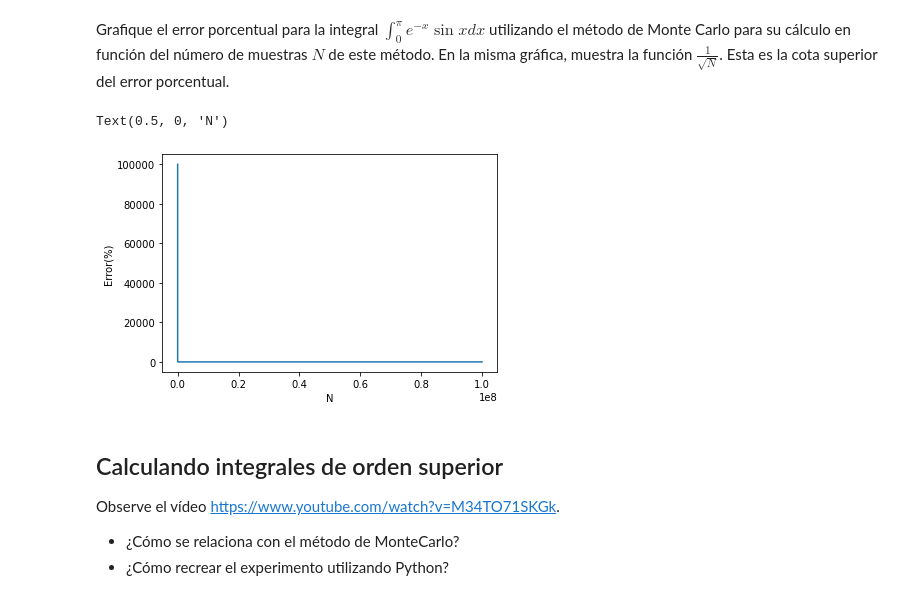
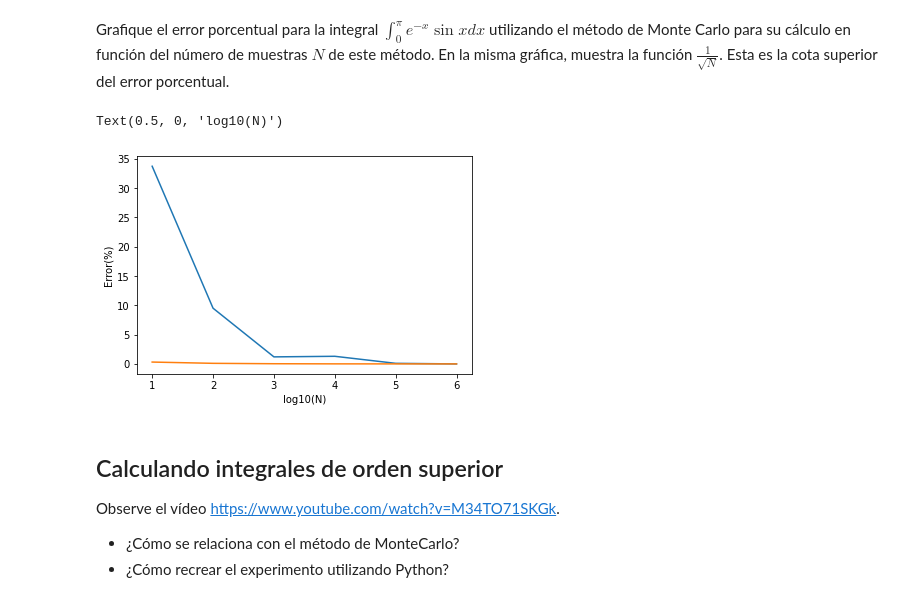
Before and after one commit to slaverdeg/complementaria, a Jupyter notebook: Taller_2/Punto4_MonteCarlo.ipynb, the cells around one changed output. Drawn from its saved outputs; the diff is of its cells as text; code cells hidden in the pictures.

```diff
--- a/Taller_2/Punto4_MonteCarlo.ipynb
+++ b/Taller_2/Punto4_MonteCarlo.ipynb
@@ -91,25 +91,28 @@ Grafique el error porcentual para la integral $\int_0^{\pi} e^{-x} \sin x dx$ ut
 # %%
 N = 10
 Error = []
 n = []
+Integrals = []
 
-for i in range(0,8):
+for i in range(0,6):
     n.append(N)
-    I = (b-a)*sum(fi)/n[i]
-    error = round(np.abs(Iteo-I)/Iteo,3)
+    x = np.random.uniform(a,b,N)
+    I = (b-a)*sum(func_integrate(x))/n[i]
+    Integrals.append(I)
+    error = round(np.abs(I-Iteo)/Iteo,3)*100
     Error.append(error)
     N *= 10
 n = np.array(n)
 Error = np.array(Error)
 
 fig, ax = plt.subplots()
-ax.plot(n,Error)
+ax.plot(np.log10(n),Error,label='Error(%)')
+ax.plot(np.log10(n),1/((n)**(1/2)))
 ax.set_ylabel('Error(%)')
-ax.set_xlabel('N')
-#print(Error[4],Error[5],Error[6],Error[7])
+ax.set_xlabel('log10(N)')
 # %% [output]
-Text(0.5, 0, 'N')
+Text(0.5, 0, 'log10(N)')
-[figure, old version]
+[figure, new version]
 # %% [markdown]
 ## Calculando integrales de orden superior
 
```
Also changed, not shown: parts of 5 cells of this notebook, 2 other files.
